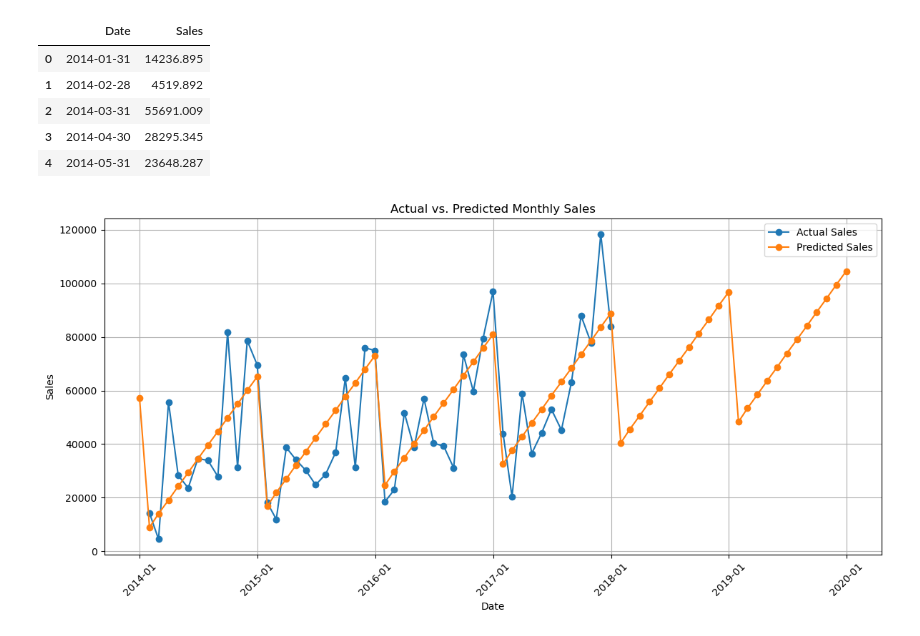
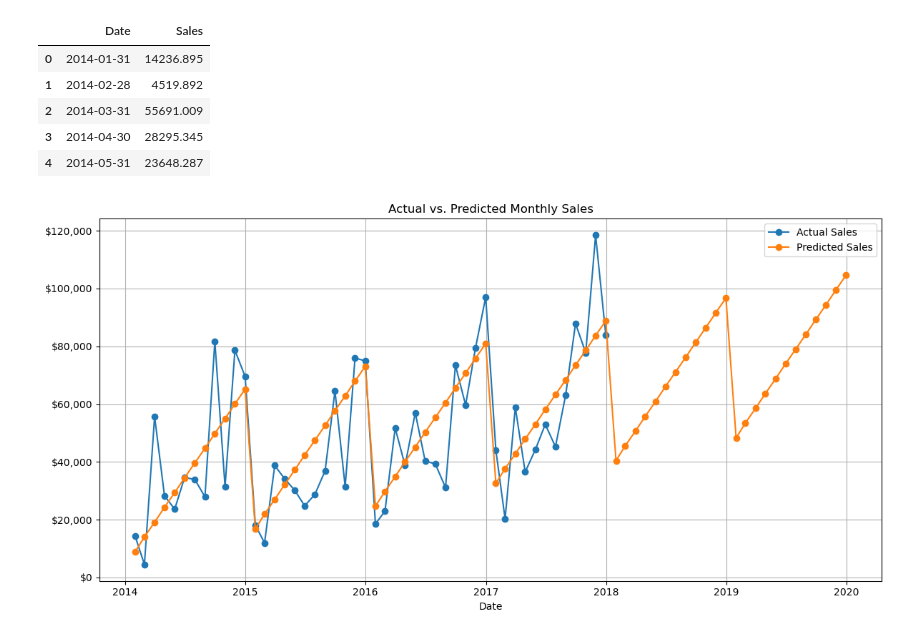
Before and after one commit to jmpealy/project-4-ML-integration, a Jupyter notebook: machine_learning.ipynb, the cells around one changed output. Drawn from its saved outputs; the diff is of its cells as text; code cells hidden in the pictures.

```diff
--- a/machine_learning.ipynb
+++ b/machine_learning.ipynb
@@ -75,10 +76,10 @@ Root Mean Squared Error: 10276.694363075907
 # %%
 # Define the start date (current date)
 last_date = monthly_sales_df['Date'].max()
-current_date = last_date - pd.DateOffset(years=4)
+current_date = last_date - pd.DateOffset(months=47)
 
 # Define the end date (12 months from the current date)
-end_date = current_date + pd.DateOffset(months=72)
+end_date = current_date + pd.DateOffset(months=71)
 
 # Create a range of monthly dates for the next 12 months
 future_dates = pd.date_range(current_date, end_date, freq='M')
@@ -92,7 +93,7 @@ future_df = pd.DataFrame({'Year': future_dates.year,
 future_sales = model.predict(future_df[['Year', 'Month']])  # Predict using only 'Year' and 'Month'
 
 # Create a DataFrame to store the predictions and corresponding dates
-future_predictions = pd.DataFrame({'Date': future_dates, 'Predicted_Sales': future_sales})
+future_predictions = pd.DataFrame({'Date': future_dates, 'Predicted Sales': future_sales})
 
 # Display the future sales predictions
 future_predictions.head()
@@ -116,25 +117,30 @@ actual_sales.head()
 # %%
 # Convert the 'Date' column to datetime
 future_predictions['Date'] = pd.to_datetime(future_predictions['Date'])
 
 # Create a line plot to visualize both actual and predicted sales
 plt.figure(figsize=(12, 6))
 plt.plot(actual_sales['Date'], actual_sales['Sales'], label='Actual Sales', marker='o')
-plt.plot(future_predictions['Date'], future_predictions['Predicted_Sales'], label='Predicted Sales', marker='o')
+plt.plot(future_predictions['Date'], future_predictions['Predicted Sales'], label='Predicted Sales', marker='o')
 plt.xlabel('Date')
-plt.ylabel('Sales')
+# Format the y-axis labels to display sales in the format of "$120,000"
+def format_sales(value, _):
+    return f"${value:,.0f}"
+
+plt.gca().yaxis.set_major_formatter(FuncFormatter(format_sales))
+
 plt.title('Actual vs. Predicted Monthly Sales')
 plt.grid(True)
 plt.legend()
 
 # Format x-axis labels to show only years and months
 plt.gca().xaxis.set_major_formatter(plt.matplotlib.dates.DateFormatter('%Y-%m'))
 
-# Rotate x-axis labels for better readability (optional)
-plt.xticks(rotation=45)
+# Format x-axis labels to show only years
+plt.gca().xaxis.set_major_formatter(plt.matplotlib.dates.DateFormatter('%Y'))
 
 # Show the plot
 plt.tight_layout()
 plt.show()
 # %% [output]
-[figure, old version]
+[figure, new version]
```
Also changed, not shown: parts of 3 cells of this notebook.
